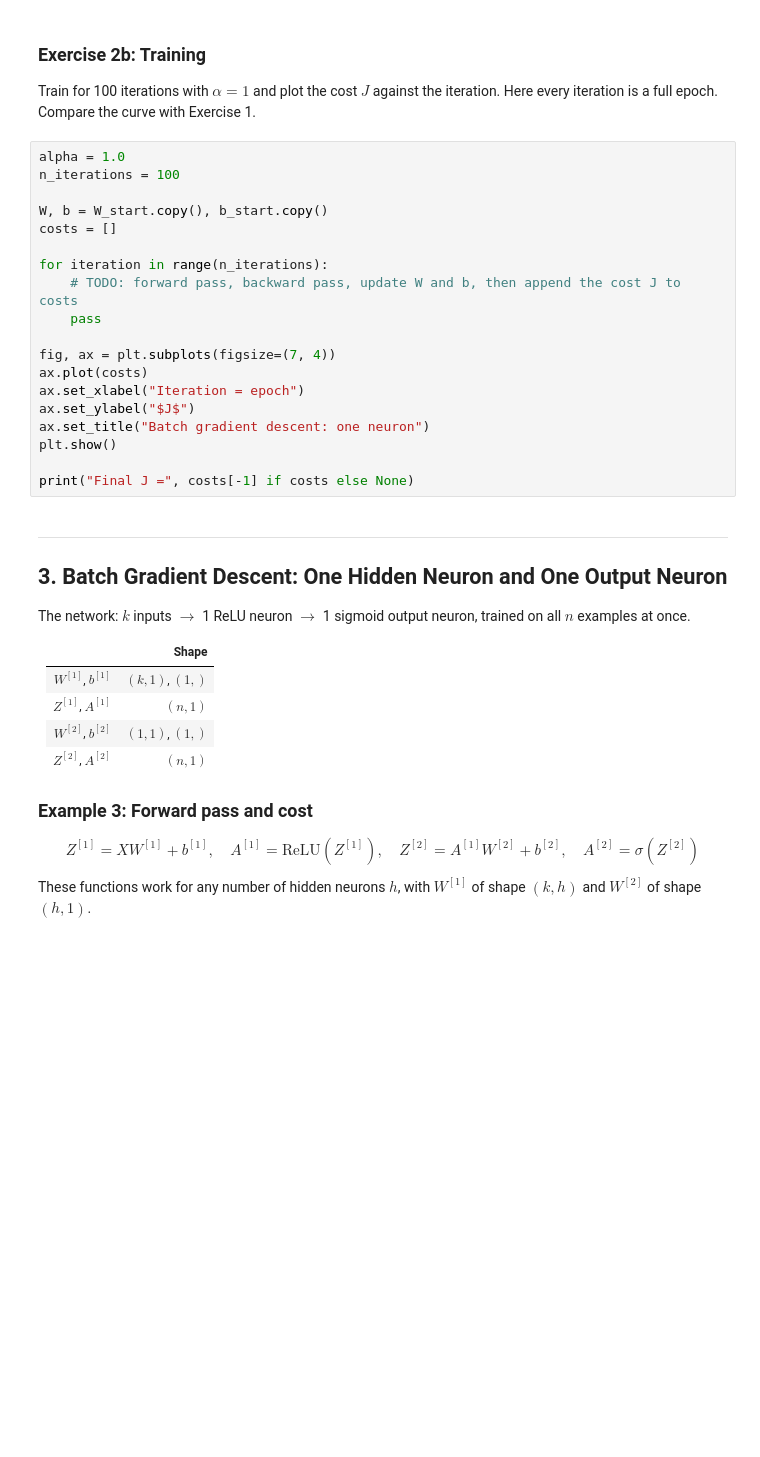
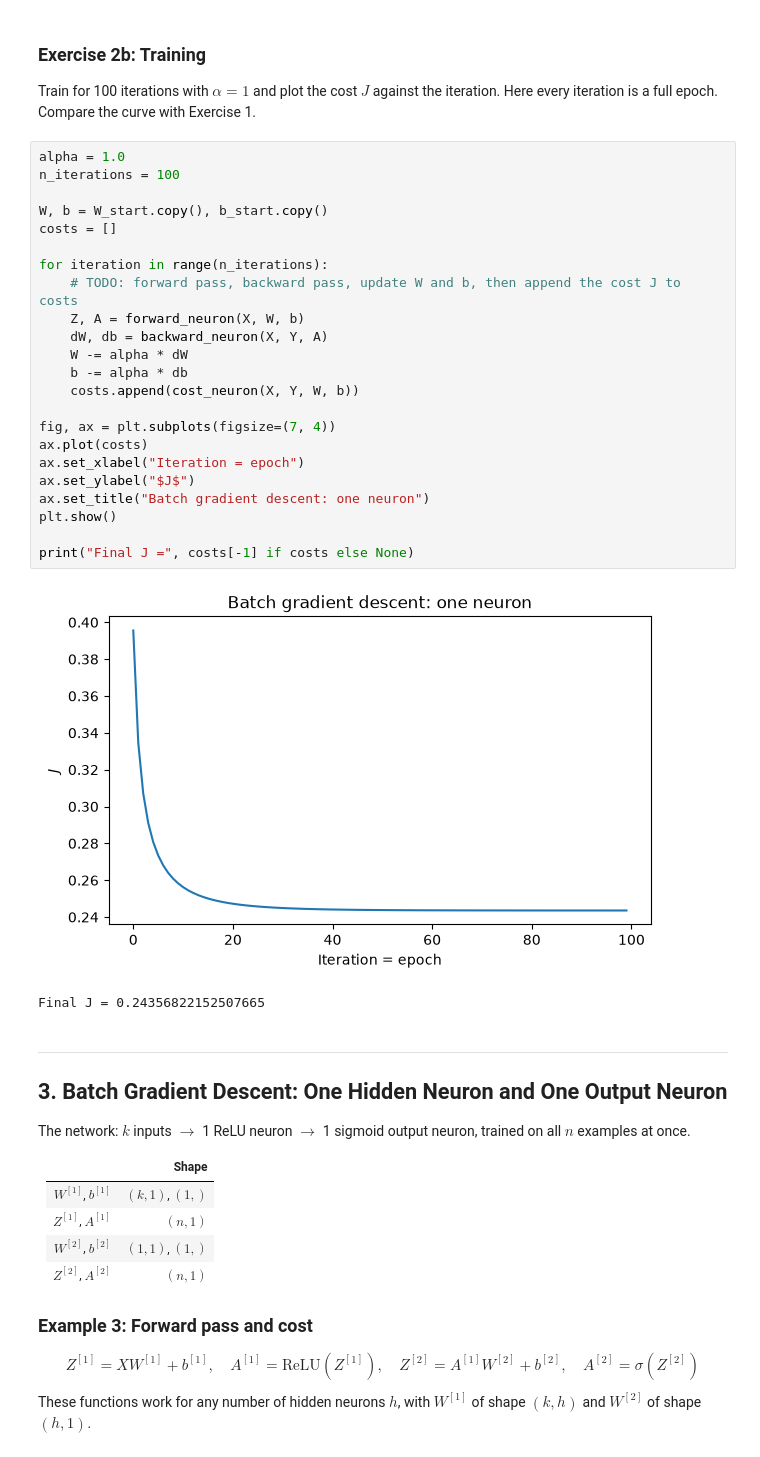
Before and after one commit to izaanabdali/machine_learning_SPC_5003, a Jupyter notebook: Week 6/Tutorial_6_Clean.ipynb, the cells around one changed output. Cells and saved outputs as stored; diff of their text form; blank space fills up the shorter version.

```diff
--- a/Week 6/Tutorial_6_Clean.ipynb
+++ b/Week 6/Tutorial_6_Clean.ipynb
@@ -305,22 +305,29 @@ Compare the curve with Exercise 1.
 # %%
 alpha = 1.0
 n_iterations = 100
 
 W, b = W_start.copy(), b_start.copy()
 costs = []
 
 for iteration in range(n_iterations):
     # TODO: forward pass, backward pass, update W and b, then append the cost J to costs
-    pass
+    Z, A = forward_neuron(X, W, b)
+    dW, db = backward_neuron(X, Y, A)
+    W -= alpha * dW
+    b -= alpha * db
+    costs.append(cost_neuron(X, Y, W, b))
 
 fig, ax = plt.subplots(figsize=(7, 4))
 ax.plot(costs)
 ax.set_xlabel("Iteration = epoch")
 ax.set_ylabel("$J$")
 ax.set_title("Batch gradient descent: one neuron")
 plt.show()
 
 print("Final J =", costs[-1] if costs else None)
+# %% [output]
+[figure, added]
+Final J = 0.24356822152507665
 # %% [markdown]
 ---
 ## 3. Batch Gradient Descent: One Hidden Neuron and One Output Neuron
```
Also changed, not shown: parts of 8 cells of this notebook, 3 other files.
